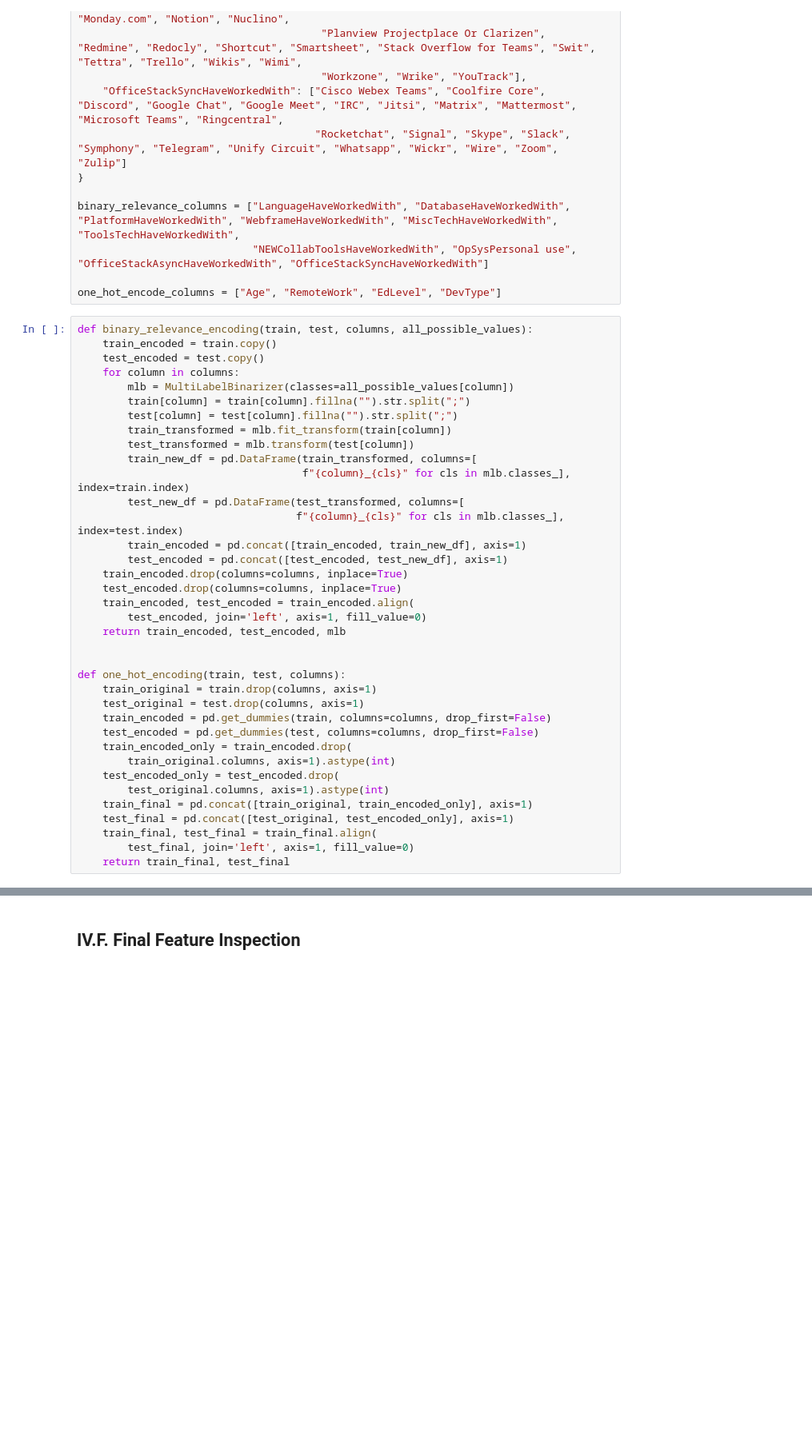
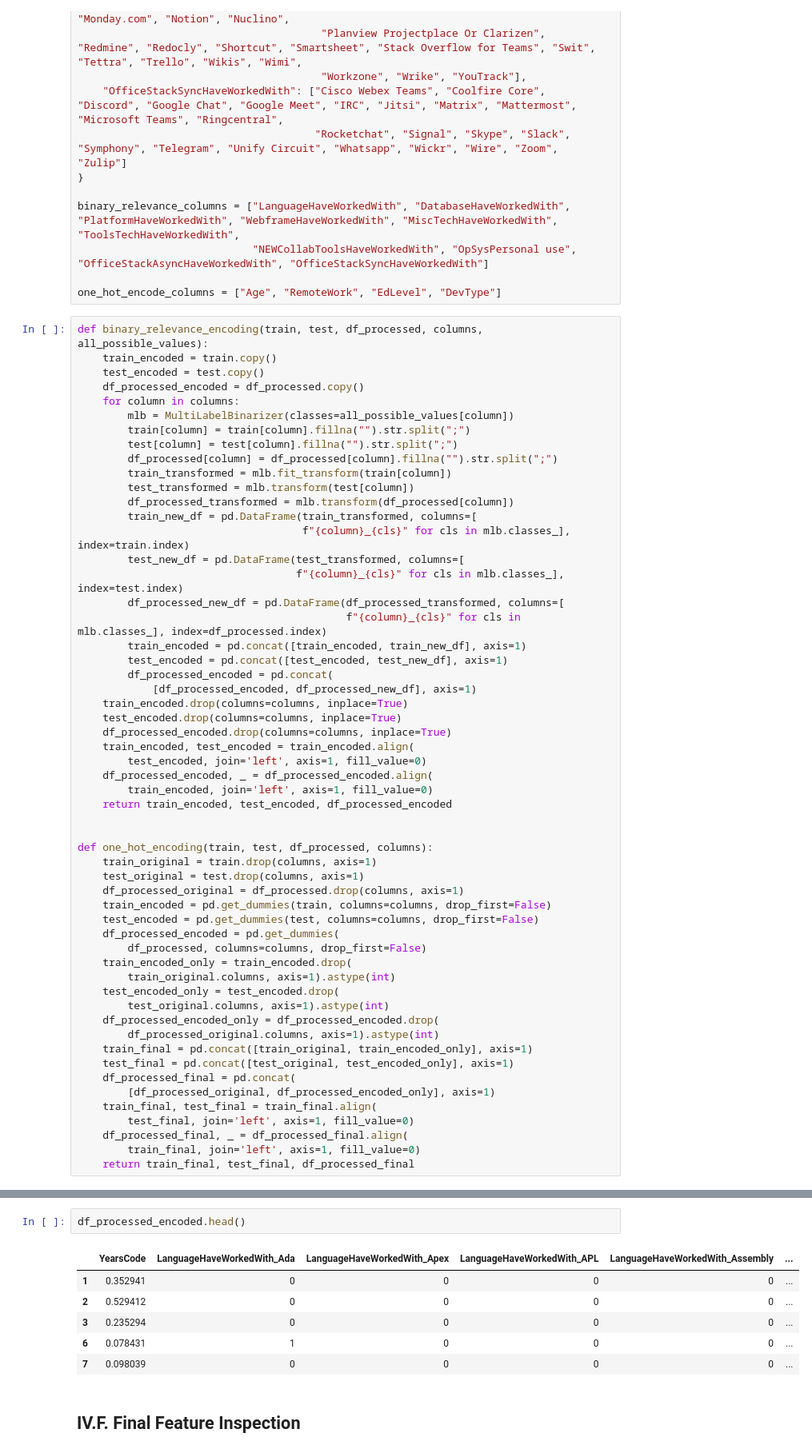
Before and after one commit to hardefarogonondo/tech-talent-recommendation-engine, a Jupyter notebook: notebooks/3_feature_engineering/feature_engineering.ipynb, the cells around one changed output, grey strips where cells are left out. Shown at 80% size. Saved outputs shown, nothing was run; the diff lists cells and outputs as text; blank space fills up the shorter version.

```diff
--- a/notebooks/3_feature_engineering/feature_engineering.ipynb
+++ b/notebooks/3_feature_engineering/feature_engineering.ipynb
@@ -200,40 +250,59 @@ binary_relevance_columns = ["LanguageHaveWorkedWith", "DatabaseHaveWorkedWith",
 
 one_hot_encode_columns = ["Age", "RemoteWork", "EdLevel", "DevType"]
 # %%
-def binary_relevance_encoding(train, test, columns, all_possible_values):
+def binary_relevance_encoding(train, test, df_processed, columns, all_possible_values):
     train_encoded = train.copy()
     test_encoded = test.copy()
+    df_processed_encoded = df_processed.copy()
     for column in columns:
         mlb = MultiLabelBinarizer(classes=all_possible_values[column])
         train[column] = train[column].fillna("").str.split(";")
         test[column] = test[column].fillna("").str.split(";")
+        df_processed[column] = df_processed[column].fillna("").str.split(";")
         train_transformed = mlb.fit_transform(train[column])
         test_transformed = mlb.transform(test[column])
+        df_processed_transformed = mlb.transform(df_processed[column])
         train_new_df = pd.DataFrame(train_transformed, columns=[
                                     f"{column}_{cls}" for cls in mlb.classes_], index=train.index)
         test_new_df = pd.DataFrame(test_transformed, columns=[
                                    f"{column}_{cls}" for cls in mlb.classes_], index=test.index)
+        df_processed_new_df = pd.DataFrame(df_processed_transformed, columns=[
+                                           f"{column}_{cls}" for cls in mlb.classes_], index=df_processed.index)
         train_encoded = pd.concat([train_encoded, train_new_df], axis=1)
         test_encoded = pd.concat([test_encoded, test_new_df], axis=1)
+        df_processed_encoded = pd.concat(
+            [df_processed_encoded, df_processed_new_df], axis=1)
     train_encoded.drop(columns=columns, inplace=True)
     test_encoded.drop(columns=columns, inplace=True)
+    df_processed_encoded.drop(columns=columns, inplace=True)
     train_encoded, test_encoded = train_encoded.align(
         test_encoded, join='left', axis=1, fill_value=0)
-    return train_encoded, test_encoded, mlb
+    df_processed_encoded, _ = df_processed_encoded.align(
+        train_encoded, join='left', axis=1, fill_value=0)
+    return train_encoded, test_encoded, df_processed_encoded
 
 
-def one_hot_encoding(train, test, columns):
+def one_hot_encoding(train, test, df_processed, columns):
     train_original = train.drop(columns, axis=1)
     test_original = test.drop(columns, axis=1)
+    df_processed_original = df_processed.drop(columns, axis=1)
     train_encoded = pd.get_dummies(train, columns=columns, drop_first=False)
     test_encoded = pd.get_dummies(test, columns=columns, drop_first=False)
+    df_processed_encoded = pd.get_dummies(
+        df_processed, columns=columns, drop_first=False)
     train_encoded_only = train_encoded.drop(
         train_original.columns, axis=1).astype(int)
     test_encoded_only = test_encoded.drop(
         test_original.columns, axis=1).astype(int)
+    df_processed_encoded_only = df_processed_encoded.drop(
+        df_processed_original.columns, axis=1).astype(int)
     train_final = pd.concat([train_original, train_encoded_only], axis=1)
     test_final = pd.concat([test_original, test_encoded_only], axis=1)
+    df_processed_final = pd.concat(
+        [df_processed_original, df_processed_encoded_only], axis=1)
     train_final, test_final = train_final.align(
         test_final, join='left', axis=1, fill_value=0)
-    return train_final, test_final
+    df_processed_final, _ = df_processed_final.align(
+        train_final, join='left', axis=1, fill_value=0)
+    return train_final, test_final, df_processed_final
 # %%
@@ -262,6 +331,15 @@ test_encoded.head()
 | 84571 | 0.647059 | 0 | 0 | 0 | 0 | ... |
 | 61922 | 0.137255 | 0 | 0 | 0 | 0 | ... |
 | 51441 | 0.196078 | 0 | 0 | 0 | 0 | ... |
+# %%
+df_processed_encoded.head()
+# %% [output]
+|  | YearsCode | LanguageHaveWorkedWith_Ada | LanguageHaveWorkedWith_Apex | LanguageHaveWorkedWith_APL | LanguageHaveWorkedWith_Assembly | ... |
+| 1 | 0.352941 | 0 | 0 | 0 | 0 | ... |
+| 2 | 0.529412 | 0 | 0 | 0 | 0 | ... |
+| 3 | 0.235294 | 0 | 0 | 0 | 0 | ... |
+| 6 | 0.078431 | 1 | 0 | 0 | 0 | ... |
+| 7 | 0.098039 | 0 | 0 | 0 | 0 | ... |
 # %% [markdown]
 ## IV.F. Final Feature Inspection
 # %%
```
Also changed, not shown: parts of 14 cells of this notebook.
